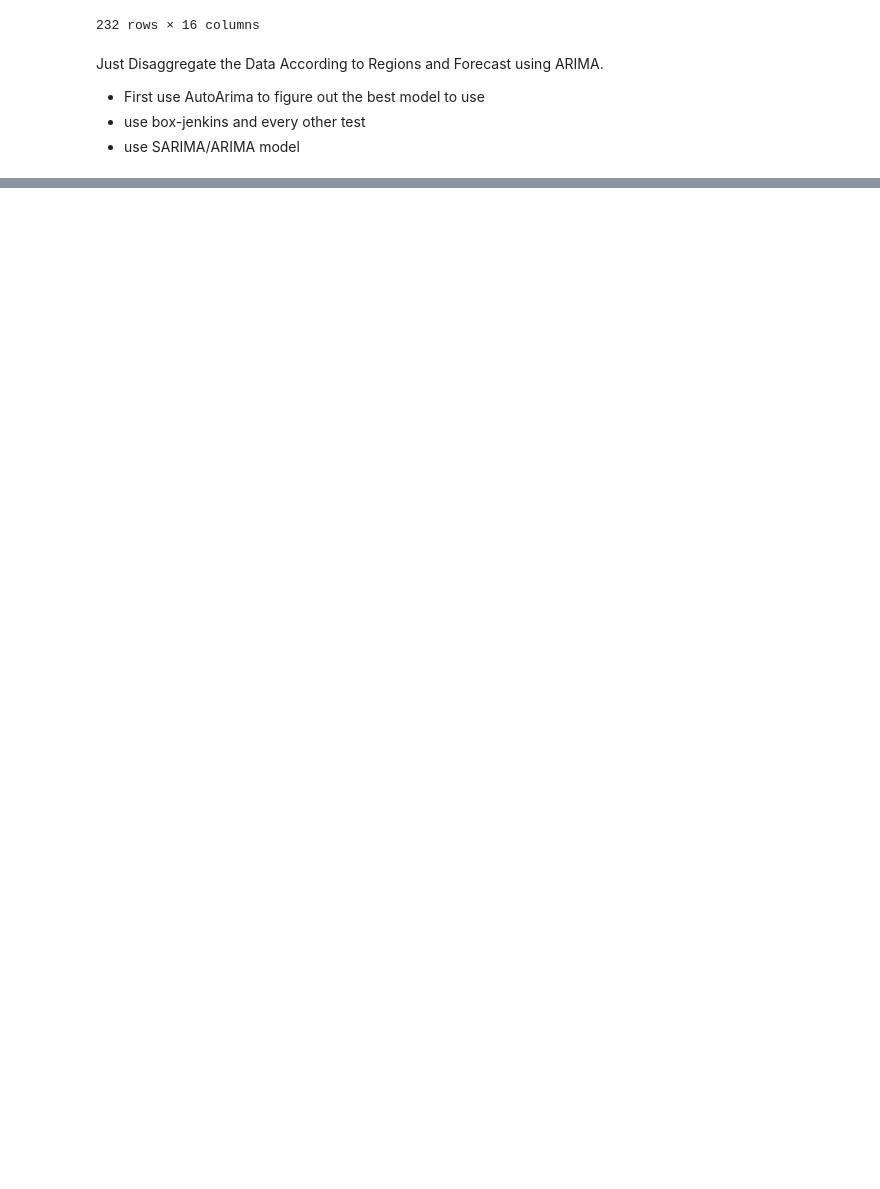
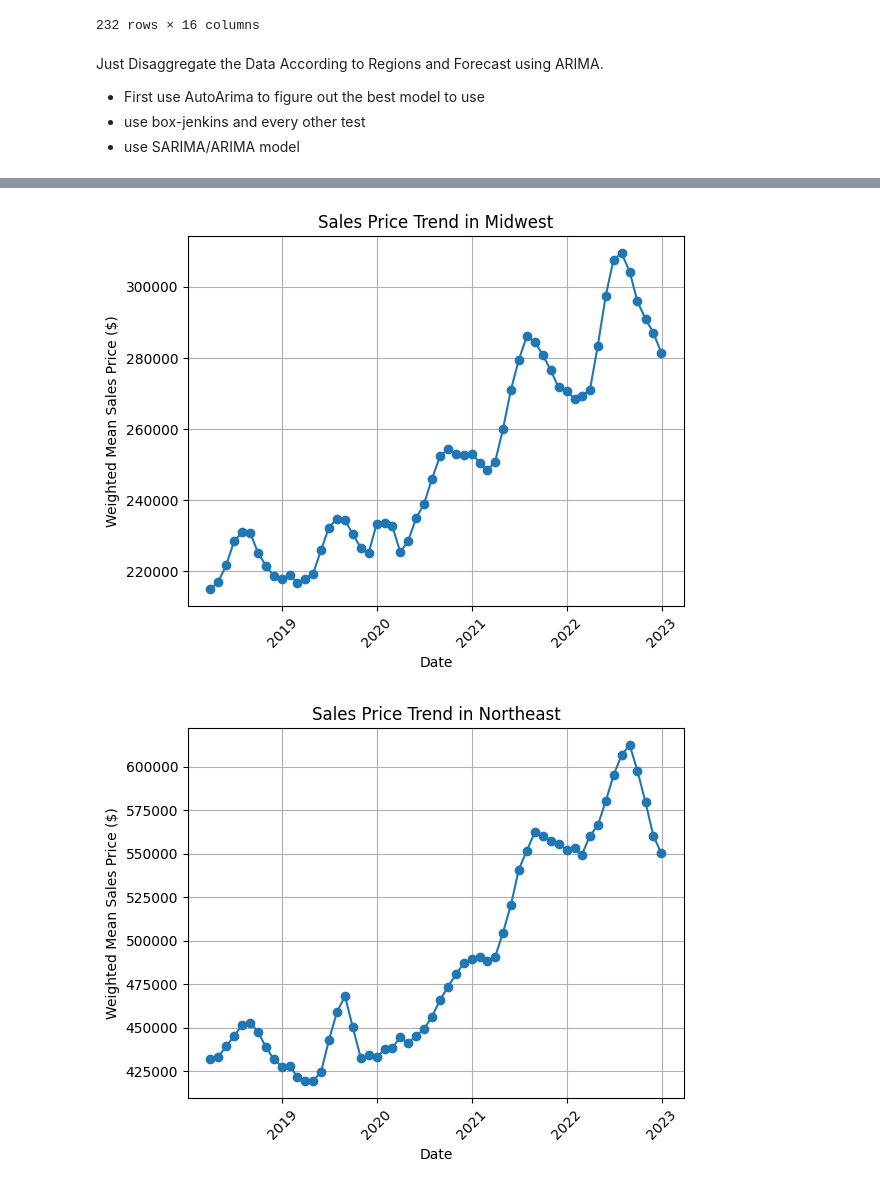
Before and after one commit to jacobsimeral/TS_Forecasting_Project, a Jupyter notebook: Code/Forecast/forecast_arima_hassaan.ipynb, the cells around one changed output, grey strips where cells are left out. Cells and saved outputs as stored; diff of their text form; code cells hidden in the pictures; blank space fills up the shorter version.

```diff
--- a/Code/Forecast/forecast_arima_hassaan.ipynb
+++ b/Code/Forecast/forecast_arima_hassaan.ipynb
@@ -105,0 +117,6 @@ Just Disaggregate the Data According to Regions and Forecast using ARIMA.
+# %%
+weighted_regional['date'] = pd.to_datetime(weighted_regional['date'])  # Ensure the date column is in datetime format
+weighted_regional['year'] = weighted_regional['date'].dt.year
+weighted_regional.set_index('date', inplace=True)
+# %%
+y=weighted_regional[['w_mean sales price ($)', 'region']]
@@ -105,0 +138,17 @@ Just Disaggregate the Data According to Regions and Forecast using ARIMA.
+# %%
+import matplotlib.pyplot as plt
+grouped = y.groupby('region')
+
+# Plotting
+for region, y in grouped:
+    plt.figure()
+    plt.plot(y.index, y['w_mean sales price ($)'], marker='o')
+    plt.title(f'Sales Price Trend in {region}')
+    plt.xlabel('Date')
+    plt.ylabel('Weighted Mean Sales Price ($)')
+    plt.xticks(rotation=45)
+    plt.grid(True)
+    plt.show()
+# %% [output]
+[figure, added]
+[figure, added]
```
Also changed, not shown: parts of 4 cells of this notebook.
